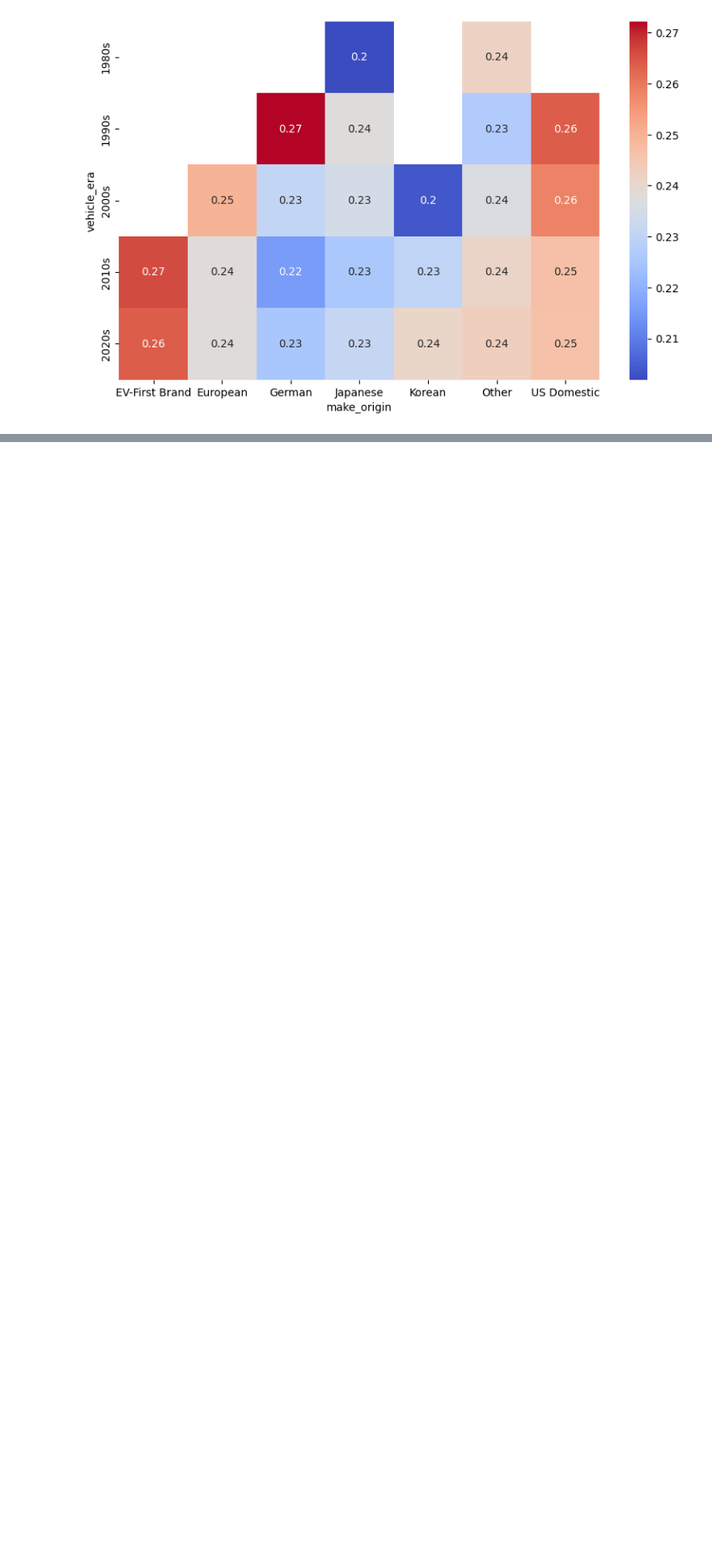
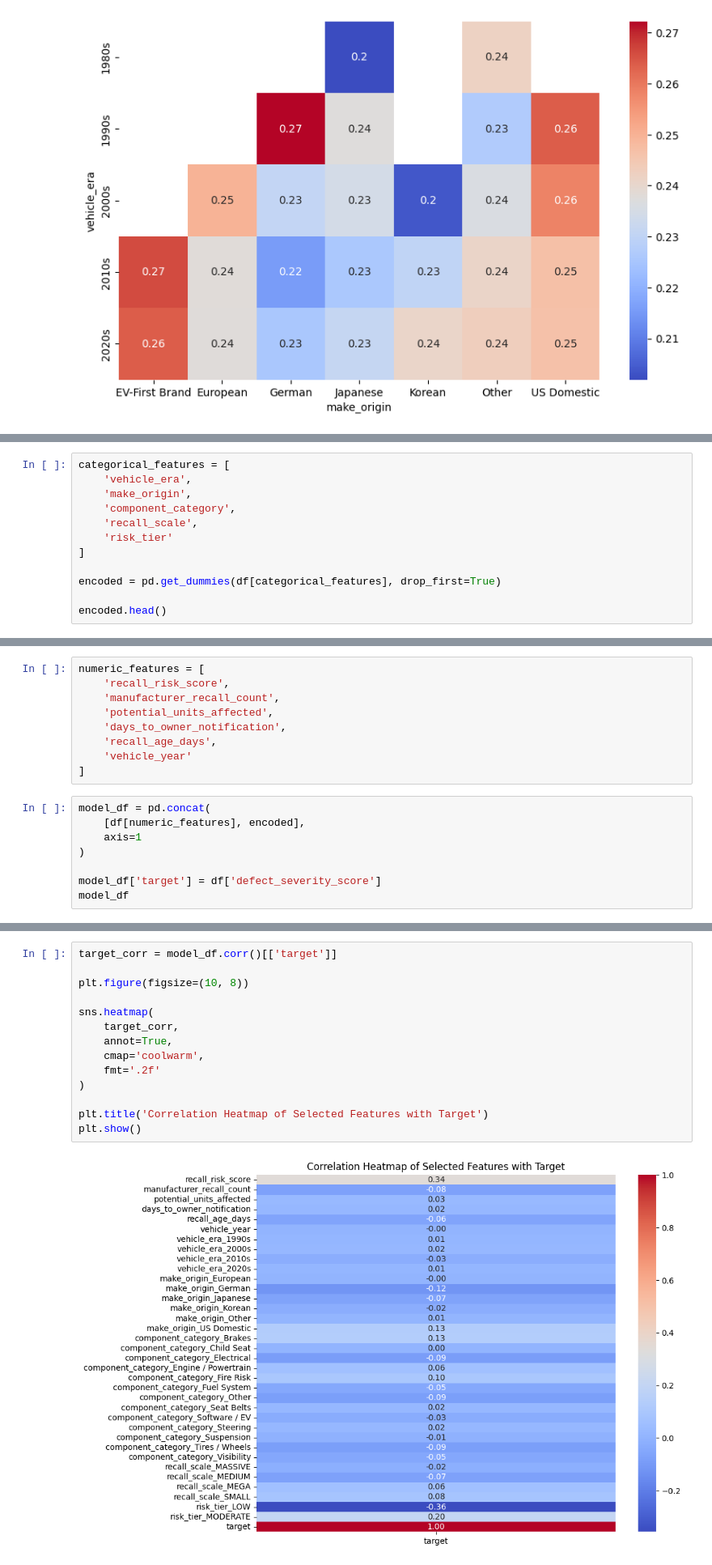
Before and after one commit to djmans630/DSC148_Project, a Jupyter notebook: DSC148_Final_Project_Dayoung.ipynb, the cells around one changed output, grey strips where cells are left out. Shown at 81% size. Cells and saved outputs as stored; diff of their text form; blank space fills up the shorter version.

```diff
--- a/DSC148_Final_Project_Dayoung.ipynb
+++ b/DSC148_Final_Project_Dayoung.ipynb
@@ -440,0 +517,12 @@ plt.show()
+# %%
+categorical_features = [
+    'vehicle_era',
+    'make_origin',
+    'component_category',
+    'recall_scale',
+    'risk_tier'
+]
+
+encoded = pd.get_dummies(df[categorical_features], drop_first=True)
+
+encoded.head()
@@ -440,0 +537,17 @@ plt.show()
+# %%
+numeric_features = [
+    'recall_risk_score',
+    'manufacturer_recall_count',
+    'potential_units_affected',
+    'days_to_owner_notification',
+    'recall_age_days',
+    'vehicle_year'
+]
+# %%
+model_df = pd.concat(
+    [df[numeric_features], encoded],
+    axis=1
+)
+
+model_df['target'] = df['defect_severity_score']
+model_df
@@ -440,0 +568,16 @@ plt.show()
+# %%
+target_corr = model_df.corr()[['target']]
+
+plt.figure(figsize=(10, 8))
+
+sns.heatmap(
+    target_corr,
+    annot=True,
+    cmap='coolwarm',
+    fmt='.2f'
+)
+
+plt.title('Correlation Heatmap of Selected Features with Target')
+plt.show()
+# %% [output]
+[figure, added]
```
Also changed, not shown: parts of 11 cells of this notebook.
